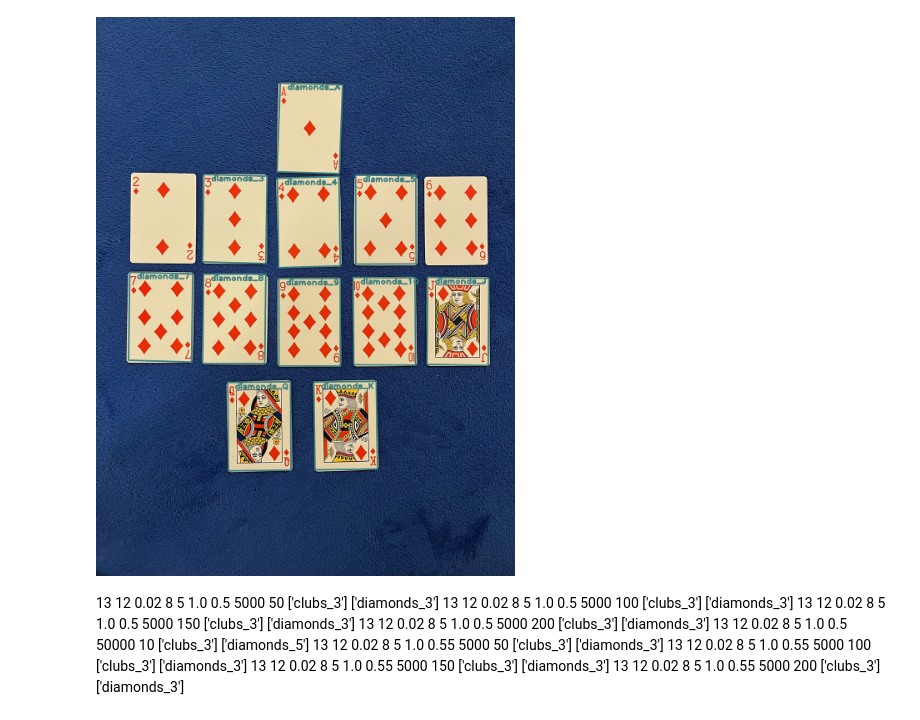
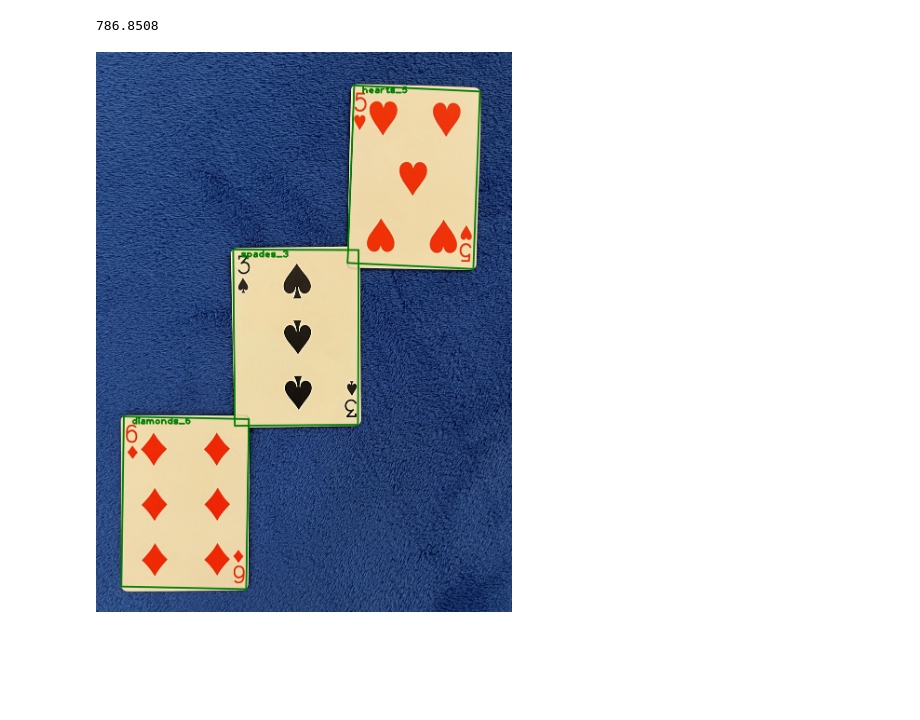
Before and after one commit to heihachi78/fkfm, a Jupyter notebook: sajat/bead9.ipynb, the cells around one changed output. Cells and saved outputs as stored; diff of their text form; code cells hidden in the pictures; blank space fills up the shorter version.

```diff
--- a/sajat/bead9.ipynb
+++ b/sajat/bead9.ipynb
@@ -206,18 +234,22 @@ def refine_found_data(found_data, img_to_process_color, threshold=25, verbose=0)
             if verbose > 0: print(f"DROP {ref_name} with {hname} dropped: {l_mask} {l_good_matches} {l_matches}")
             continue
 
-        _, aspect = calculate_side_lengths(dst)
-        if aspect > 2.5:
-            if verbose > 0: print(f"DROP {ref_name} with {hname} dropped: aspect={aspect} too long")
+        side_lengths, side_aspect, diagonal_lengths, diag_aspect = calculate_side_lengths(dst)
+        if side_aspect > 2.5:
+            if verbose > 0: print(f"DROP {ref_name} with {hname} dropped: side aspect={side_aspect} too long")
+            continue
+
+        if diag_aspect > 1.333:
+            if verbose > 0: print(f"DROP {ref_name} with {hname} dropped: diag aspect={diag_aspect} too long")
             continue
 
         if verbose > 0: print(f"{ref_name} with {hname} found {l_mask} inliers out of {l_good_matches} good matches out of {l_matches} total matches -> area={cv2.contourArea(dst)} (full is {h*w})")
 
         if ref_name not in refined.keys():
-            refined[ref_name] = {'min_dst': dst, 'score': l_good_matches}
+            refined[ref_name] = {'min_dst': dst, 'score': l_mask}
         else:
-            if l_good_matches > refined[ref_name]['score']:
-                refined[ref_name]['score'] = l_good_matches
+            if l_mask > refined[ref_name]['score']:
+                refined[ref_name]['score'] = l_mask
             if cntrarea < cv2.contourArea(refined[ref_name]['min_dst']):
                 refined[ref_name]['min_dst'] = dst
 
@@ -225,7 +257,10 @@ def refine_found_data(found_data, img_to_process_color, threshold=25, verbose=0)
     for ref in refined:
         all_dst.append(refined[ref]['min_dst'])
 
-    groups = group_by_centroid_proximity(all_dst, threshold=threshold)
+    mean_width, mean_height = get_centroid_mean_distance(all_dst)
+    dynamic_distance = np.min([mean_width, mean_height])
+    print(dynamic_distance)
+    groups  = group_by_centroid_proximity(all_dst, threshold=dynamic_distance)
     if verbose > 0: print(f"created {np.max(groups)+1} groups from {len(all_dst)} distances")
 
     for ref, grp in zip(refined.keys(), groups):
@@ -233,10 +268,12 @@ def refine_found_data(found_data, img_to_process_color, threshold=25, verbose=0)
 
     for ref in refined:
         grp = refined[ref]['group']
+        if verbose > 0: print(f'checking {ref}')
         if grp not in refined_final.keys():
             if verbose > 0: print(f'adding {grp} group with {ref}')
             refined_final[refined[ref]['group']] = {'min_dst': refined[ref]['min_dst'], 'score': refined[ref]['score'], 'face': ref}
         else:
+            if verbose > 0: print(f"{ref} group is already exists with {refined_final[grp]['score']} {refined[ref]['score']} is to match")
             if refined[ref]['score'] > refined_final[grp]['score']:
                 if verbose > 0: print(f'modifying {grp} group -> new face {ref}')
                 refined_final[refined[ref]['group']] = {'min_dst': refined[ref]['min_dst'], 'score': refined[ref]['score'], 'face': ref}
@@ -250,31 +287,25 @@ REFERENCES_DIR = "refs3"
 reference_card_data = process_reference_images(REFERENCES_DIR, verbose=0)
 # %%
 #TEST_IMG_NAME = "pics2/test_image - 19.jpeg"
-TEST_IMG_NAME = "pics2/2.jpeg"
+TEST_IMG_NAME = "pics2/20.jpeg"
 kp, des, img_to_process_color, img_to_process_masked = process_image(TEST_IMG_NAME, verbose=0)
 # %%
-DISTANCE_RATIO = 0.8
-found_data = find_cards(reference_card_data, kp, des, distance_ratio=DISTANCE_RATIO, verbose=0)
+DISTANCE_RATIO = 0.9
+MAX_ITERS = 25000
+found_data = find_cards(reference_card_data, kp, des, distance_ratio=DISTANCE_RATIO, max_iters=MAX_ITERS, verbose=0)
 #matches_img = cv2.drawMatches(ref_img_color, ref_kp, img_to_process_color, kp, good_matches, None, flags=cv2.DRAW_MATCHES_FLAGS_NOT_DRAW_SINGLE_POINTS)
 # %%
-refined_found_data = refine_found_data(found_data, img_to_process_color, threshold=200, verbose=0)
+THRESHOLD = 500
+refined_found_data = refine_found_data(found_data, img_to_process_color, threshold=THRESHOLD, verbose=0)
+# %% [output]
+786.8508
 # %%
 result_img_annotated = img_to_process_color.copy()
 
 for quad, face, _ in refined_found_data:
-    result_img_annotated = cv2.polylines(result_img_annotated, [np.int32(quad)], True, (128, 128, 64), 10, cv2.LINE_AA)
-    cv2.putText(result_img_annotated, face, tuple(np.int32(order_ccw(quad)[0])+50), cv2.FONT_HERSHEY_PLAIN, 4, (128, 128, 64), 10)
+    result_img_annotated = cv2.polylines(result_img_annotated, [np.int32(quad)], True, (0, 128, 0), 10, cv2.LINE_AA)
+    cv2.putText(result_img_annotated, face, tuple(np.int32(order_ccw(quad)[0])+50), cv2.FONT_HERSHEY_PLAIN, 4, (0, 128, 0), 10)
 
 display_scaled(result_img_annotated, 0.333)
 # %% [output]
-[figure, old version]
+[figure, new version]
-# %% [markdown]
-13 12 0.02 8 5 1.0 0.5 5000 50 ['clubs_3'] ['diamonds_3']
-13 12 0.02 8 5 1.0 0.5 5000 100 ['clubs_3'] ['diamonds_3']
-13 12 0.02 8 5 1.0 0.5 5000 150 ['clubs_3'] ['diamonds_3']
-13 12 0.02 8 5 1.0 0.5 5000 200 ['clubs_3'] ['diamonds_3']
-13 12 0.02 8 5 1.0 0.5 50000 10 ['clubs_3'] ['diamonds_5']
-13 12 0.02 8 5 1.0 0.55 5000 50 ['clubs_3'] ['diamonds_3']
-13 12 0.02 8 5 1.0 0.55 5000 100 ['clubs_3'] ['diamonds_3']
-13 12 0.02 8 5 1.0 0.55 5000 150 ['clubs_3'] ['diamonds_3']
-13 12 0.02 8 5 1.0 0.55 5000 200 ['clubs_3'] ['diamonds_3']
```
Also changed, not shown: parts of 8 cells of this notebook, 40 other files.
